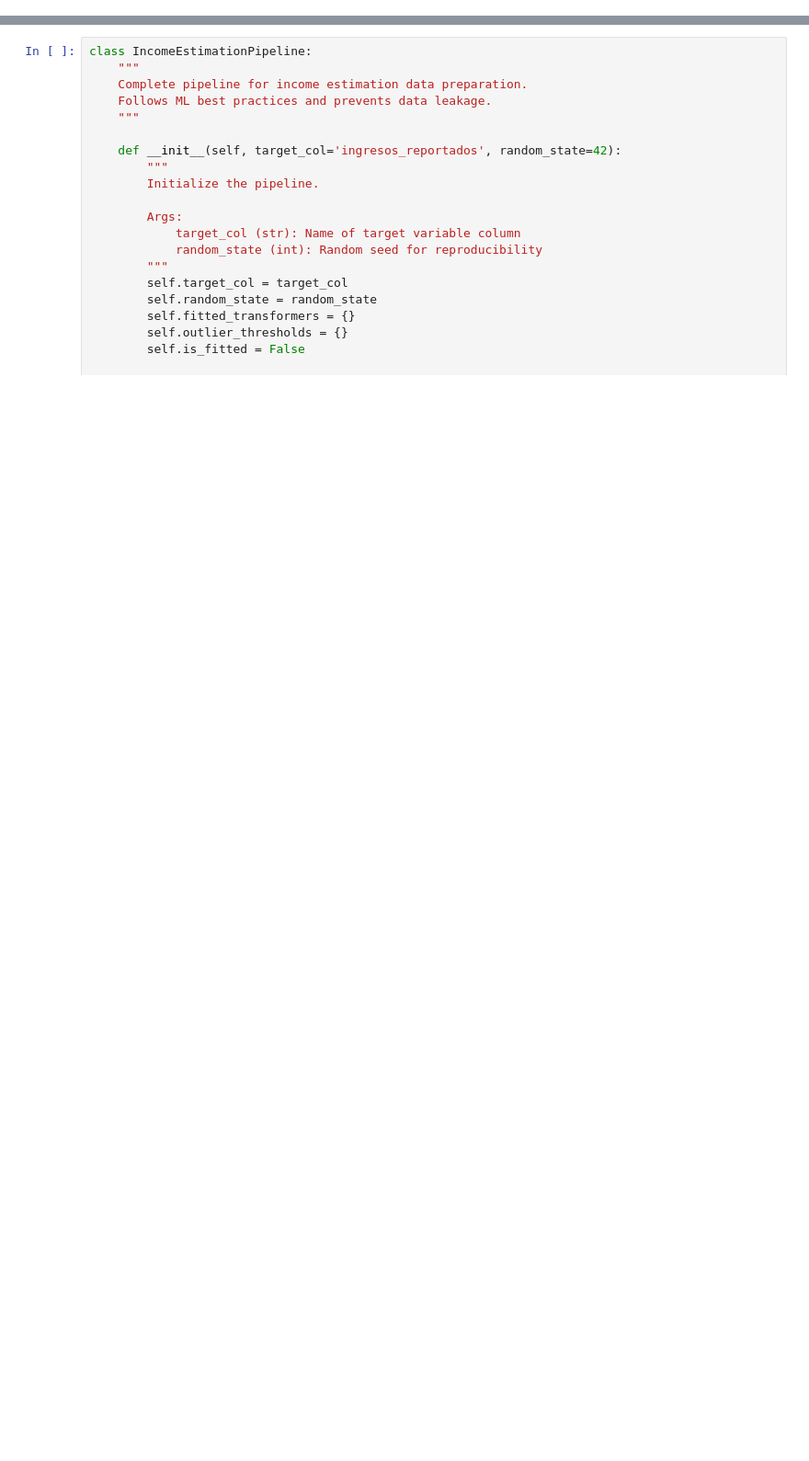
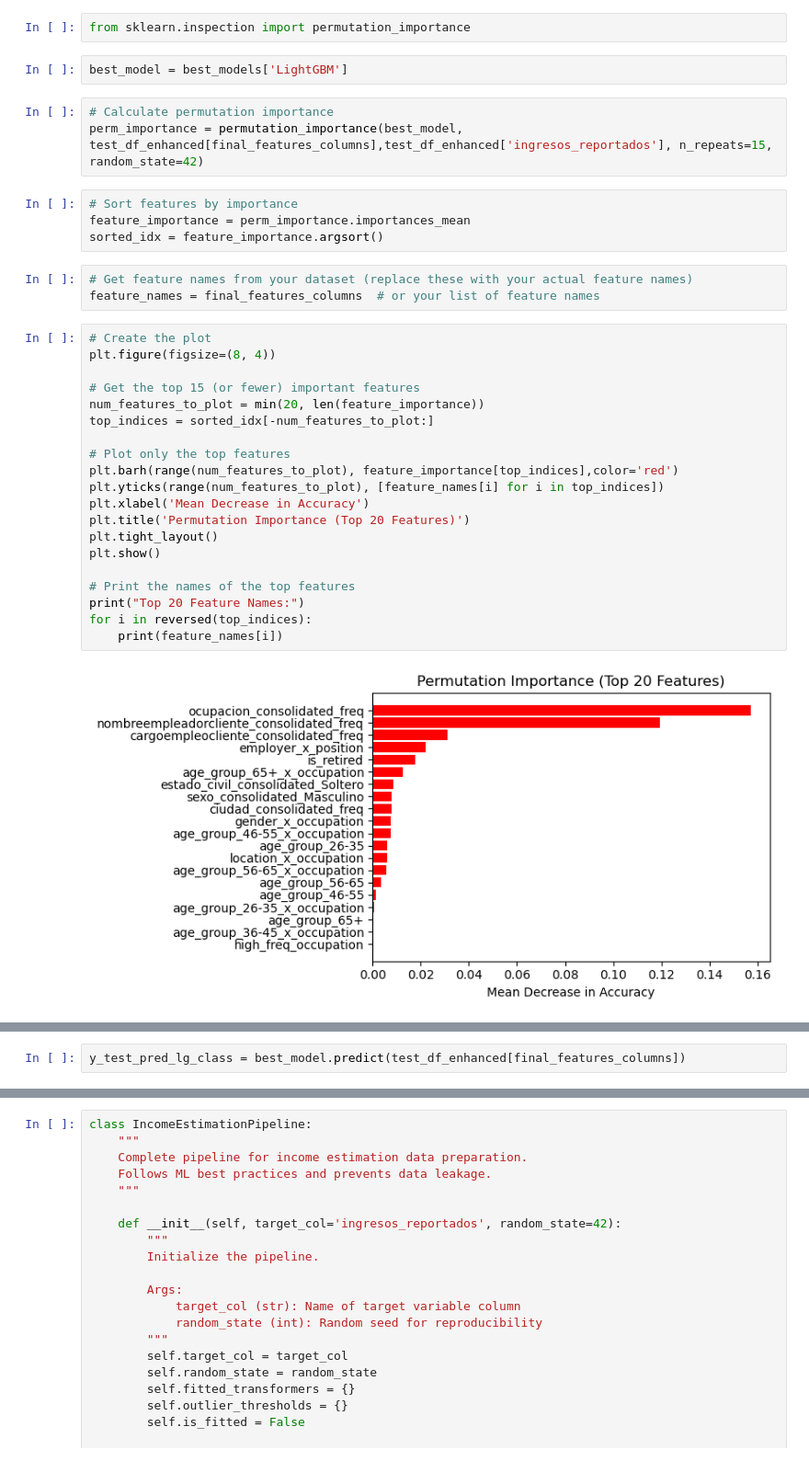
Before and after one commit to dfsosa83/caja-de-ahorros, a Jupyter notebook: notebooks/02_training_model_version_1.ipynb, the cells around one changed output, grey strips where cells are left out. Shown: that part at 92% size. Saved outputs shown, nothing was run; the diff lists cells and outputs as text; blank space fills up the shorter version.

```diff
--- a/notebooks/02_training_model_version_1.ipynb
+++ b/notebooks/02_training_model_version_1.ipynb
@@ -47,0 +1981,36 @@ pd.set_option('display.max_colwidth', 100)
+# %%
+from sklearn.inspection import permutation_importance
+# %%
+best_model = best_models['LightGBM']
+# %%
+# Calculate permutation importance
+perm_importance = permutation_importance(best_model, test_df_enhanced[final_features_columns],test_df_enhanced['ingresos_reportados'], n_repeats=15, random_state=42)
+# %%
+# Sort features by importance
+feature_importance = perm_importance.importances_mean
+sorted_idx = feature_importance.argsort()
+# %%
+# Get feature names from your dataset (replace these with your actual feature names)
+feature_names = final_features_columns  # or your list of feature names
+# %%
+# Create the plot
+plt.figure(figsize=(8, 4))
+
+# Get the top 15 (or fewer) important features
+num_features_to_plot = min(20, len(feature_importance))
+top_indices = sorted_idx[-num_features_to_plot:]
+
+# Plot only the top features
+plt.barh(range(num_features_to_plot), feature_importance[top_indices],color='red')
+plt.yticks(range(num_features_to_plot), [feature_names[i] for i in top_indices])
+plt.xlabel('Mean Decrease in Accuracy')
+plt.title('Permutation Importance (Top 20 Features)')
+plt.tight_layout()
+plt.show()
+
+# Print the names of the top features
+print("Top 20 Feature Names:")
+for i in reversed(top_indices):
+    print(feature_names[i])
+# %% [output]
+[figure, added]
@@ -47,0 +2034,2 @@ pd.set_option('display.max_colwidth', 100)
+# %%
+y_test_pred_lg_class = best_model.predict(test_df_enhanced[final_features_columns])
```
Also changed, not shown: parts of 54 cells of this notebook, 7 other files.
